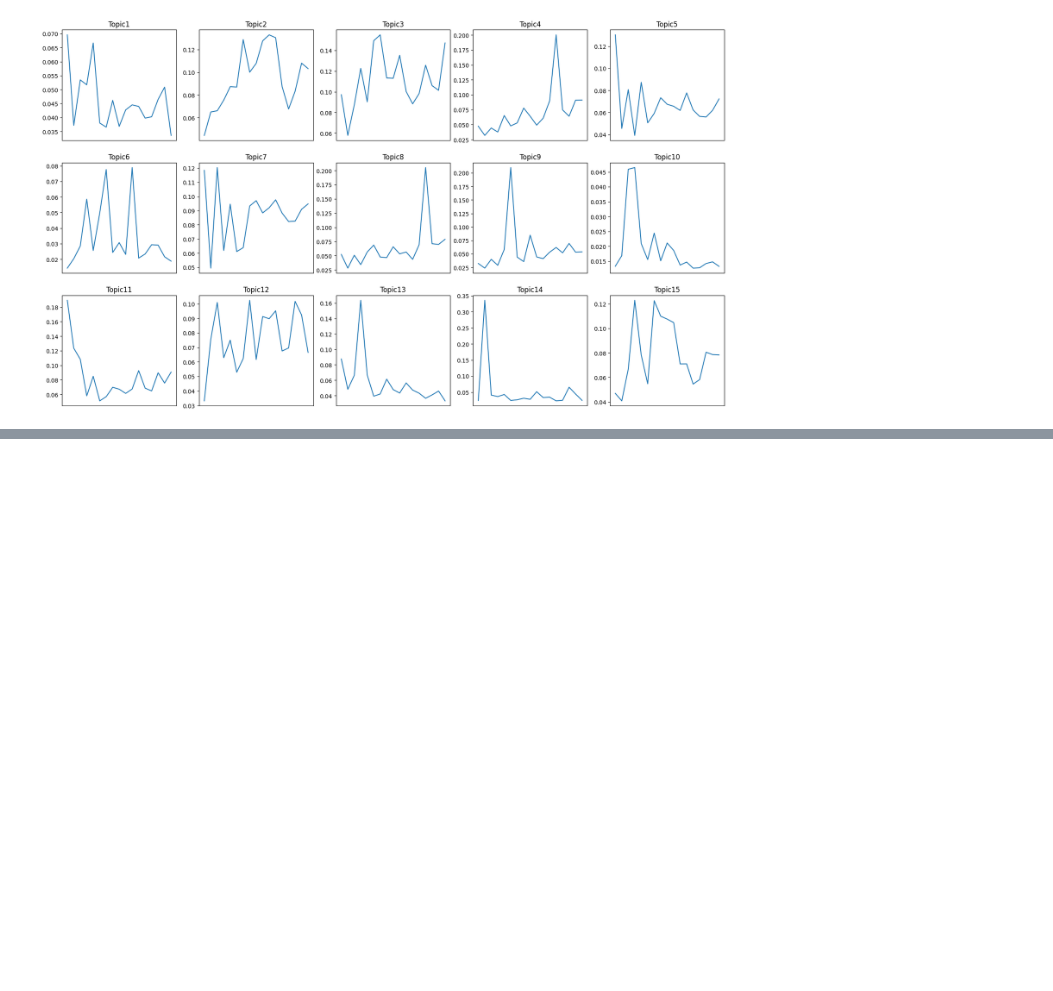
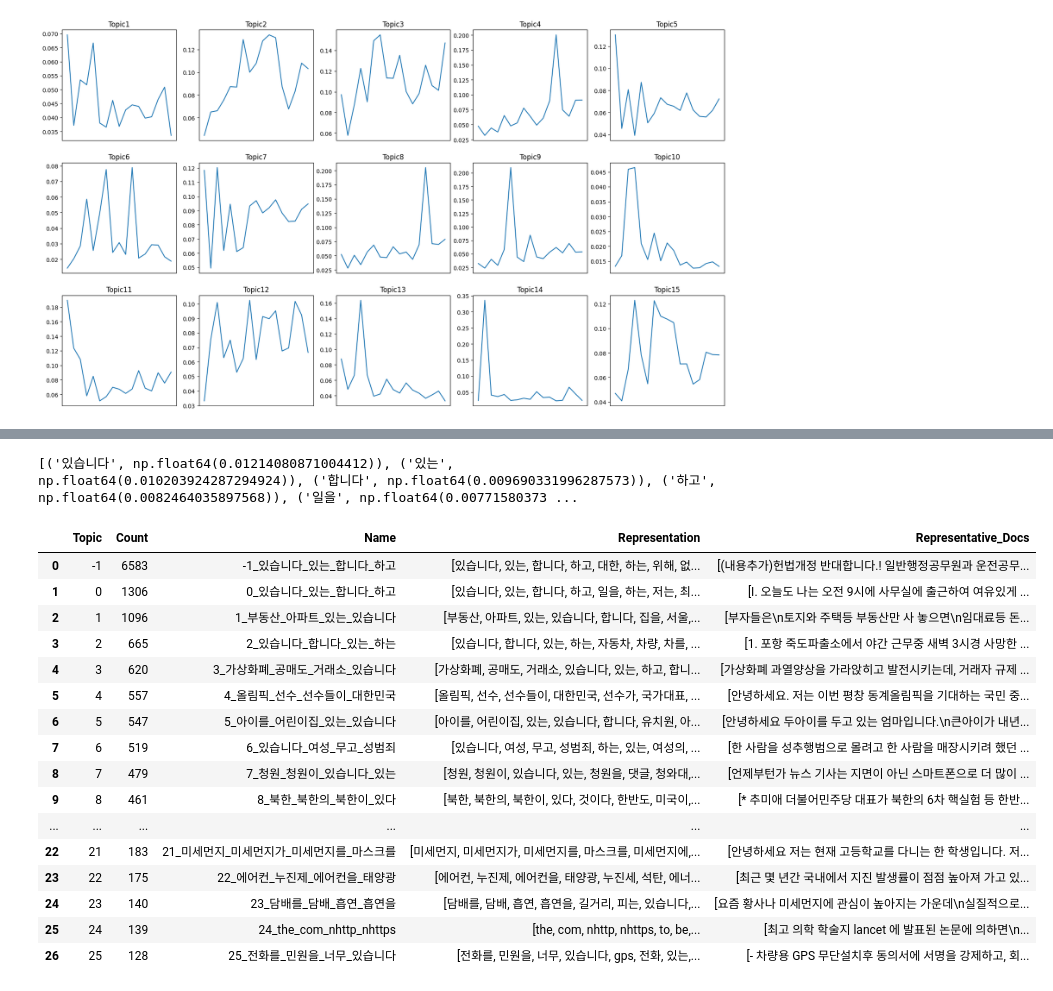
Before and after one commit to minstrel1149/python_text_mining, a Jupyter notebook: Ch.07_topic_modeling_2.ipynb, the cells around one changed output, grey strips where cells are left out. Saved outputs shown, nothing was run; the diff lists cells and outputs as text; code cells hidden in the pictures; blank space fills up the shorter version.

```diff
--- a/Ch.07_topic_modeling_2.ipynb
+++ b/Ch.07_topic_modeling_2.ipynb
@@ -238,0 +244,3 @@ plt.show()
+# %%
+df = df.assign(date=df['start'].map(lambda ser: ser[:7]))
+df.head()
@@ -238,0 +254,6 @@ plt.show()
+# %%
+docs, timestamps = df['content'].tolist(), df['date'].tolist()
+embedding_model = SentenceTransformer('snunlp/KR-SBERT-V40K-klueNLI-augSTS', device='cuda')
+# %%
+topic_model = BERTopic(embedding_model=embedding_model, min_topic_size=100, language='multilingual', verbose=True)
+topics, probs = topic_model.fit_transform(docs)
@@ -238,0 +269,22 @@ plt.show()
+# %%
+print(topic_model.get_topic(0))
+display(topic_model.get_topic_info())
+# %% [output]
+[('있습니다', np.float64(0.01214080871004412)), ('있는', np.float64(0.010203924287294924)), ('합니다', np.float64(0.009690331996287573)), ('하고', np.float64(0.0082464035897568)), ('일을', np.float64(0.00771580373 ...
+|  | Topic | Count | Name | Representation | Representative_Docs |
+| 0 | -1 | 6583 | -1_있습니다_있는_합니다_하고 | [있습니다, 있는, 합니다, 하고, 대한, 하는, 위해, 없... | [(내용추가)헌법개정 반대합니다.! 일반행정공무원과 운전공무... |
+| 1 | 0 | 1306 | 0_있습니다_있는_합니다_하고 | [있습니다, 있는, 합니다, 하고, 일을, 하는, 저는, 최... | [Ⅰ. 오늘도 나는 오전 9시에 사무실에 출근하여 여유있게 ... |
+| 2 | 1 | 1096 | 1_부동산_아파트_있는_있습니다 | [부동산, 아파트, 있는, 있습니다, 합니다, 집을, 서울,... | [부자들은\n토지와 주택등 부동산만 사 놓으면\n임대료등 돈... |
+| 3 | 2 | 665 | 2_있습니다_합니다_있는_하는 | [있습니다, 합니다, 있는, 하는, 자동차, 차량, 차를, ... | [1. 포항 죽도파출소에서 야간 근무중 새벽 3시경 사망한 ... |
+| 4 | 3 | 620 | 3_가상화폐_공매도_거래소_있습니다 | [가상화폐, 공매도, 거래소, 있습니다, 있는, 하고, 합니... | [가상화폐 과열양상을 가라앉히고 발전시키는데, 거래자 규제 ... |
+| 5 | 4 | 557 | 4_올림픽_선수_선수들이_대한민국 | [올림픽, 선수, 선수들이, 대한민국, 선수가, 국가대표, ... | [안녕하세요. 저는 이번 평창 동계올림픽을 기대하는 국민 중... |
+| 6 | 5 | 547 | 5_아이를_어린이집_있는_있습니다 | [아이를, 어린이집, 있는, 있습니다, 합니다, 유치원, 아... | [안녕하세요 두아이를 두고 있는 엄마입니다.\n큰아이가 내년... |
+| 7 | 6 | 519 | 6_있습니다_여성_무고_성범죄 | [있습니다, 여성, 무고, 성범죄, 하는, 있는, 여성의, ... | [한 사람을 성추행범으로 몰려고 한 사람을 매장시키려 했던 ... |
+| 8 | 7 | 479 | 7_청원_청원이_있습니다_있는 | [청원, 청원이, 있습니다, 있는, 청원을, 댓글, 청와대,... | [언제부턴가 뉴스 기사는 지면이 아닌 스마트폰으로 더 많이 ... |
+| 9 | 8 | 461 | 8_북한_북한의_북한이_있다 | [북한, 북한의, 북한이, 있다, 것이다, 한반도, 미국이,... | [* 추미애 더불어민주당 대표가 북한의 6차 핵실험 등 한반... |
+| ... | ... | ... | ... | ... | ... |
+| 22 | 21 | 183 | 21_미세먼지_미세먼지가_미세먼지를_마스크를 | [미세먼지, 미세먼지가, 미세먼지를, 마스크를, 미세먼지에,... | [안녕하세요 저는 현재 고등학교를 다니는 한 학생입니다. 저... |
+| 23 | 22 | 175 | 22_에어컨_누진제_에어컨을_태양광 | [에어컨, 누진제, 에어컨을, 태양광, 누진세, 석탄, 에너... | [최근 몇 년간 국내에서 지진 발생률이 점점 높아져 가고 있... |
+| 24 | 23 | 140 | 23_담배를_담배_흡연_흡연을 | [담배를, 담배, 흡연, 흡연을, 길거리, 피는, 있습니다,... | [요즘 황사나 미세먼지에 관심이 높아지는 가운데\n실질적으로... |
+| 25 | 24 | 139 | 24_the_com_nhttp_nhttps | [the, com, nhttp, nhttps, to, be,... | [최고 의학 학술지 lancet 에 발표된 논문에 의하면\n... |
+| 26 | 25 | 128 | 25_전화를_민원을_너무_있습니다 | [전화를, 민원을, 너무, 있습니다, gps, 전화, 있는,... | [- 차량용 GPS 무단설치후 동의서에 서명을 강제하고, 회... |
```
Also changed, not shown: parts of 7 cells of this notebook, 2 other files.
